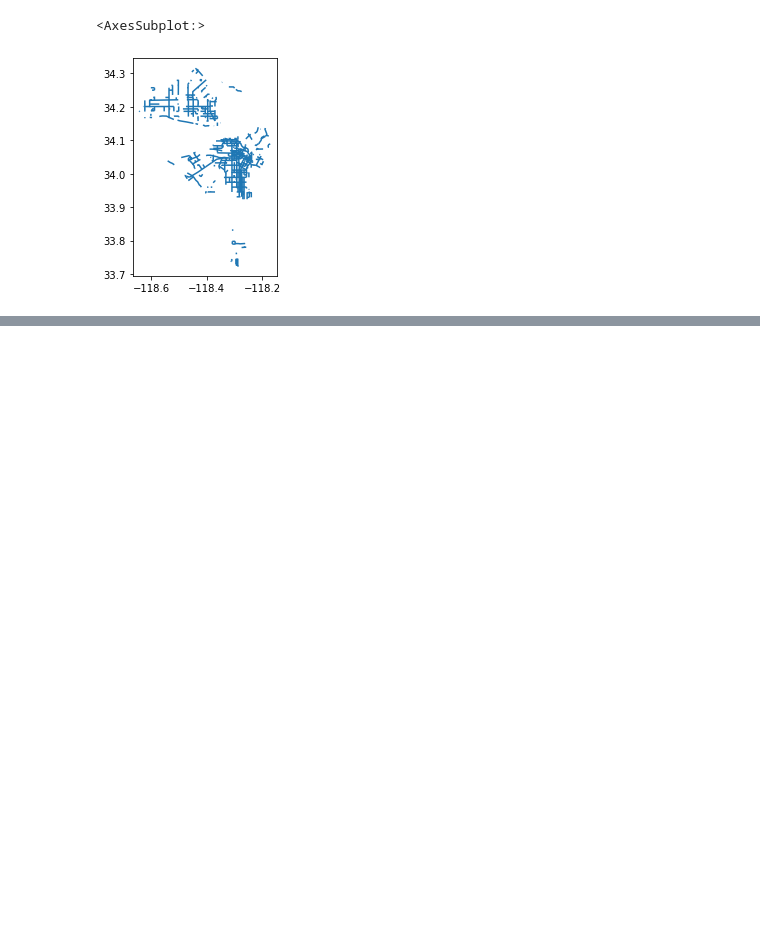
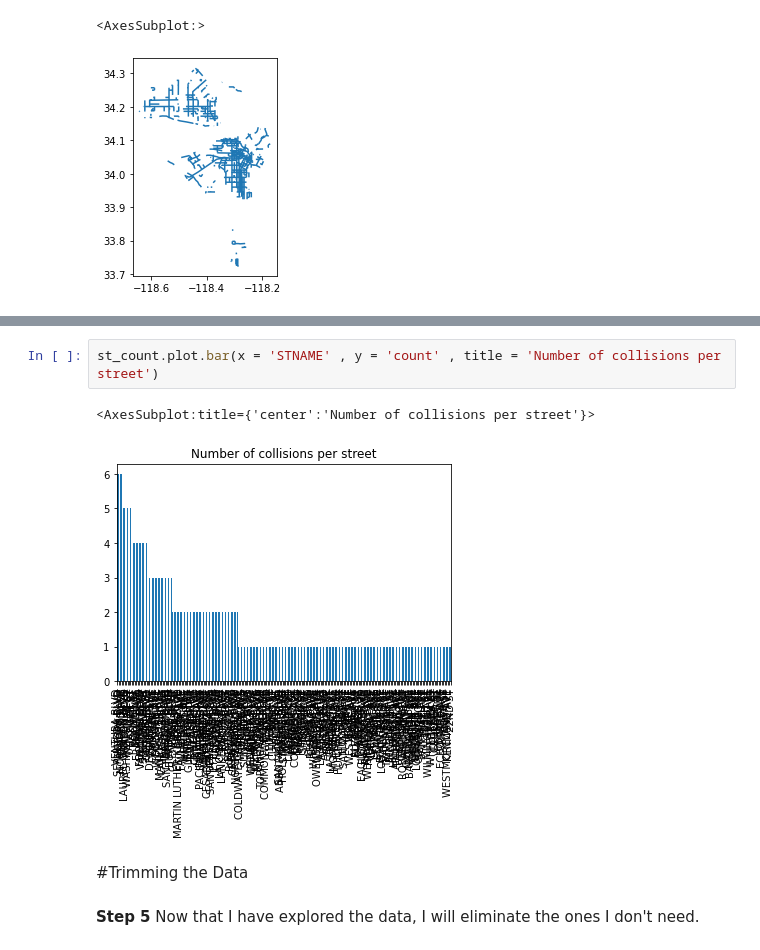
Before and after one commit to paotirado/up206-paola, a Jupyter notebook: Week 1/Week 1 assignement.ipynb, the cells around one changed output, grey strips where cells are left out. Saved outputs shown, nothing was run; the diff lists cells and outputs as text; blank space fills up the shorter version.

```diff
--- a/Week 1/Week 1 assignement.ipynb
+++ b/Week 1/Week 1 assignement.ipynb
@@ -132,0 +188,9 @@ In comparisson to the csv file previously used, I can see that the shapefile was
+# %%
+st_count.plot.bar(x = 'STNAME' , y = 'count' , title = 'Number of collisions per street')
+# %% [output]
+<AxesSubplot:title={'center':'Number of collisions per street'}>
+[figure, added]
+# %% [markdown]
+#Trimming the Data
+# %% [markdown]
+**Step 5** Now that I have explored the data, I will eliminate the ones I don't need.
```
Also changed, not shown: parts of 12 cells of this notebook.
